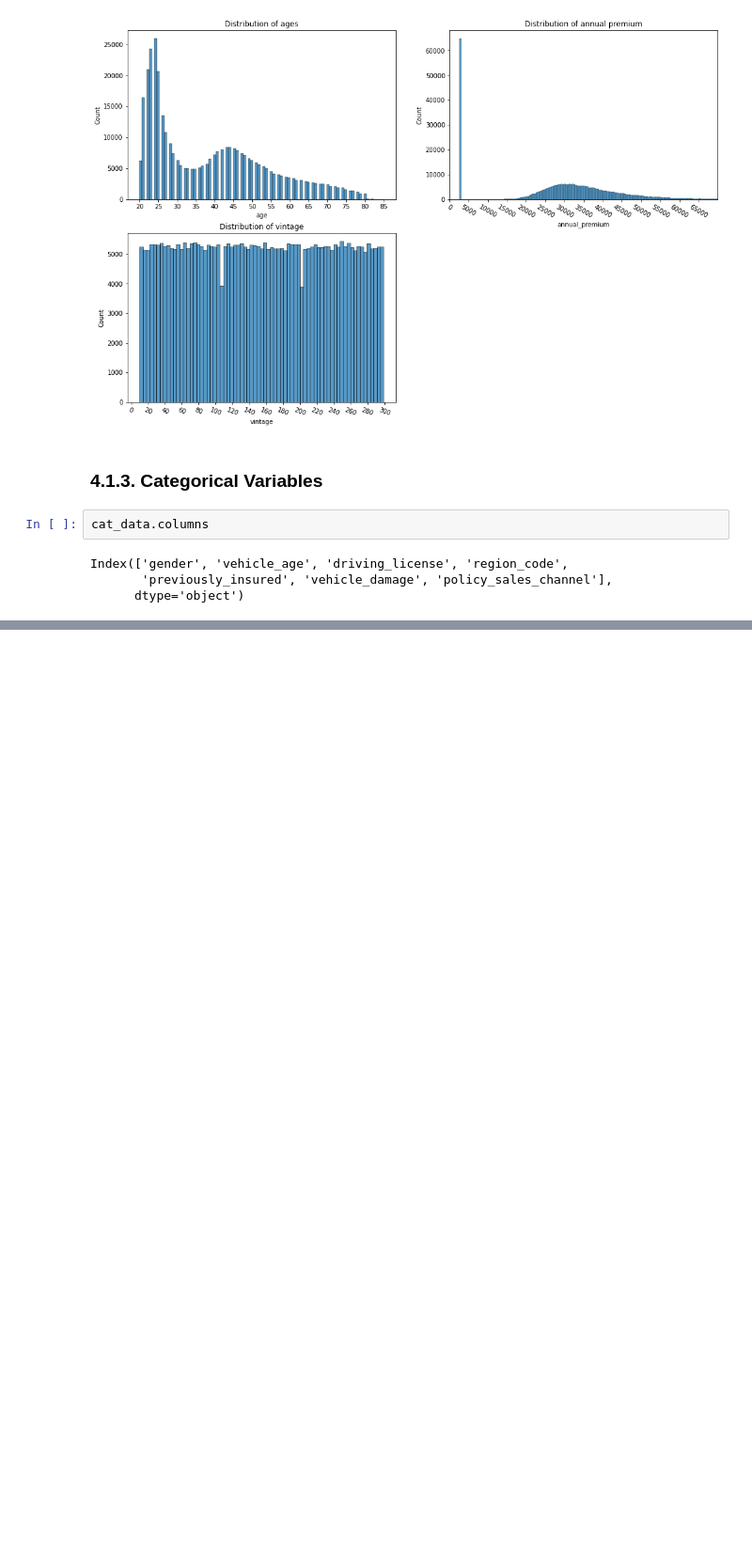
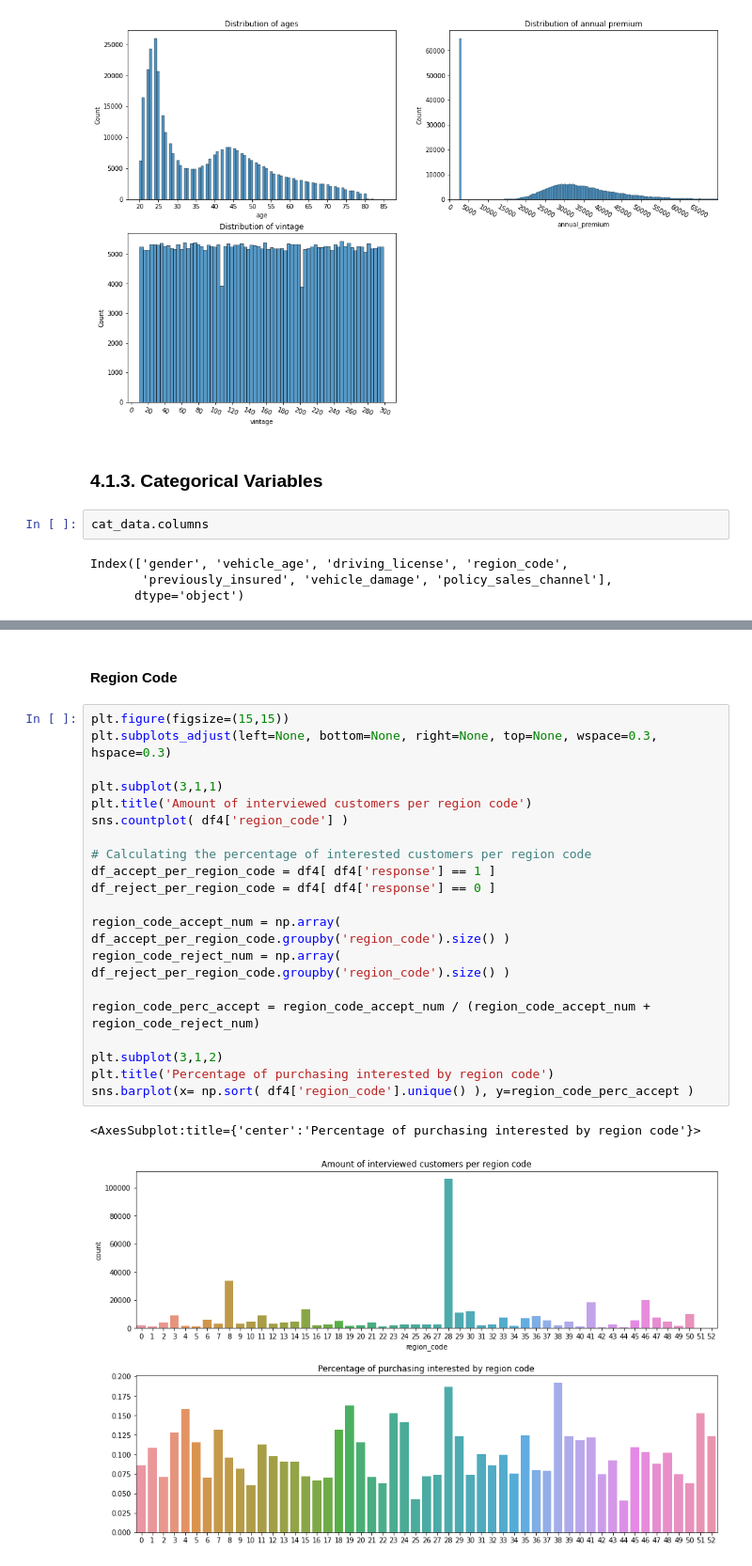
Before and after one commit to gabrielhpr/alphaInsurance, a Jupyter notebook: alphaInsurance.ipynb, the cells around one changed output, grey strips where cells are left out. Shown at 94% size. Drawn from its saved outputs; the diff is of its cells as text; blank space fills up the shorter version.

```diff
--- a/alphaInsurance.ipynb
+++ b/alphaInsurance.ipynb
@@ -476,0 +481,25 @@ df4.sample()
+# %% [markdown]
+#### Region Code
+# %%
+plt.figure(figsize=(15,15))
+plt.subplots_adjust(left=None, bottom=None, right=None, top=None, wspace=0.3, hspace=0.3)
+
+plt.subplot(3,1,1)
+plt.title('Amount of interviewed customers per region code')
+sns.countplot( df4['region_code'] )
+
+# Calculating the percentage of interested customers per region code
+df_accept_per_region_code = df4[ df4['response'] == 1 ]
+df_reject_per_region_code = df4[ df4['response'] == 0 ]
+
+region_code_accept_num = np.array( df_accept_per_region_code.groupby('region_code').size() )
+region_code_reject_num = np.array( df_reject_per_region_code.groupby('region_code').size() )
+
+region_code_perc_accept = region_code_accept_num / (region_code_accept_num + region_code_reject_num)
+
+plt.subplot(3,1,2)
+plt.title('Percentage of purchasing interested by region code')
+sns.barplot(x= np.sort( df4['region_code'].unique() ), y=region_code_perc_accept )
+# %% [output]
+<AxesSubplot:title={'center':'Percentage of purchasing interested by region code'}>
+[figure, added]
```
Also changed, not shown: parts of 20 cells of this notebook.
